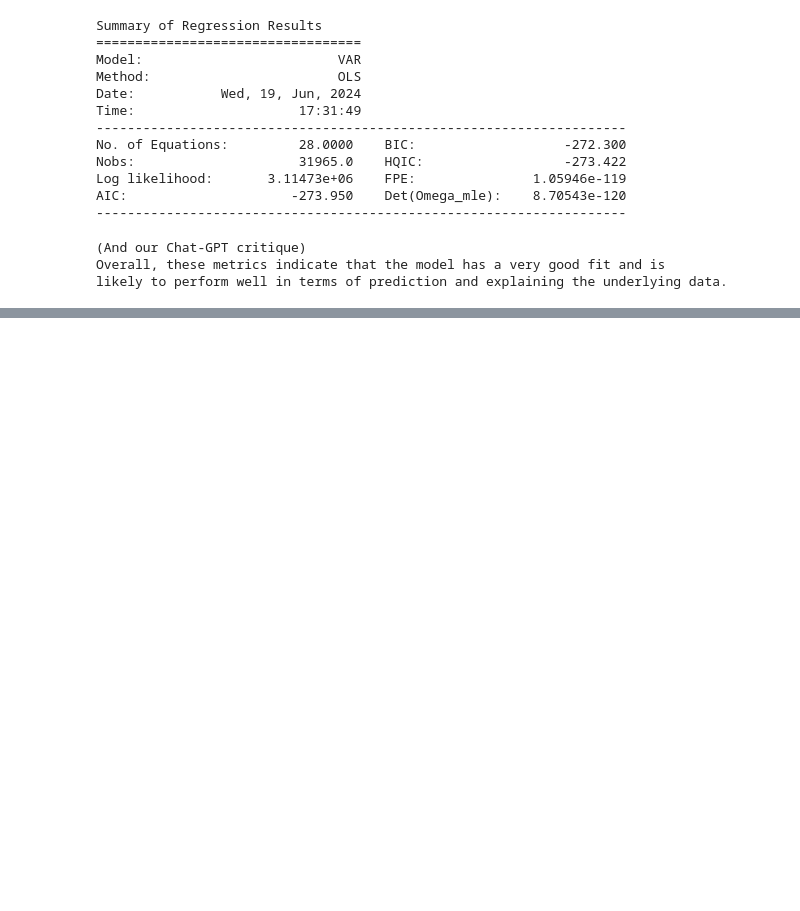
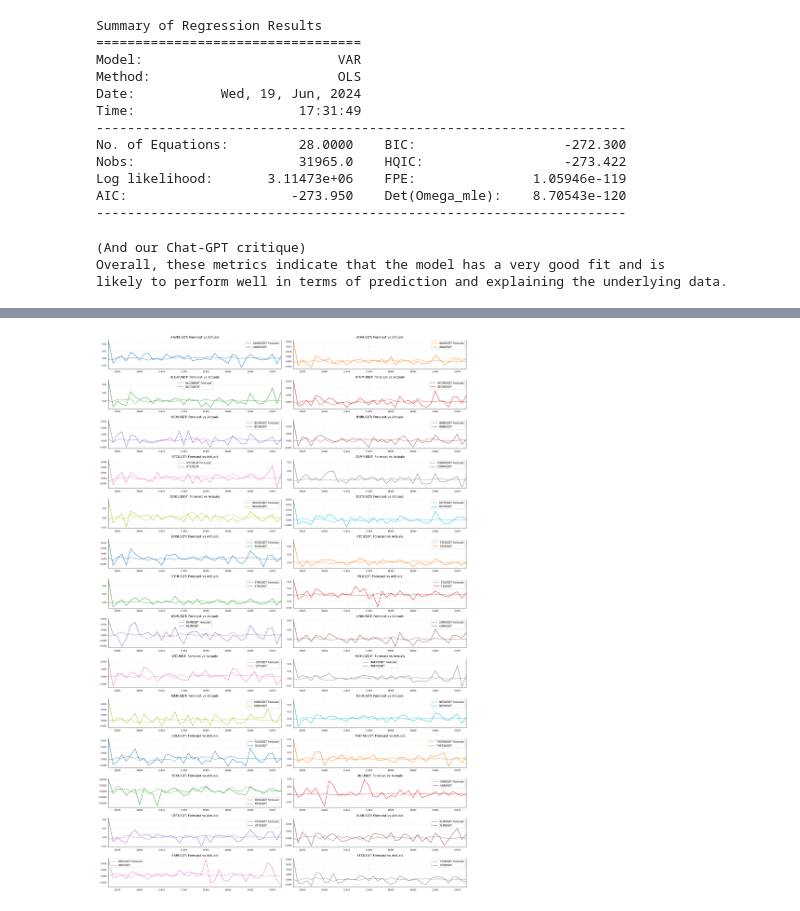
Before and after one commit to Emanuel-Goldman/data-report, a Jupyter notebook: data report.ipynb, the cells around one changed output, grey strips where cells are left out. Cells and saved outputs as stored; diff of their text form; code cells hidden in the pictures; blank space fills up the shorter version.

```diff
--- a/data report.ipynb
+++ b/data report.ipynb
@@ -223,0 +237,5 @@ model_fit = model.fit(maxlags=8)
+# %%
+nobs = 40
+df_train, df_test = df_returns[0:-nobs], df_returns[-nobs:]
+print(f'the size of train is {df_train.shape}')
+print(f'the size of test is {df_test.shape}')
@@ -224,3 +245,8 @@ model_fit = model.fit(maxlags=8)
+# %%
+model = VAR(df_train)
+lag_order_results = model.select_order(maxlags=40)
+optimal_lag_order = lag_order_results.aic
+var_model = model.fit(optimal_lag_order)
 # %%
 print('''Summary of Regression Results
 ==================================
@@ -277,0 +283,12 @@ Det(Omega_mle): 8.70543e-120: The determinant of the maximum likelihood estimate
+# %%
+# Get the lag order
+lag_order = var_model.k_ar
+
+# Input data for forecasting
+forecast_input = df_train.values[-lag_order:]
+forecast_input
+
+# Forecast
+fc = var_model.forecast(y=forecast_input, steps=nobs)
+df_forecast = pd.DataFrame(fc, index=df_returns.index[-nobs:], columns=df_returns.columns + " Forecast")
+df_forecast
@@ -277,0 +313,17 @@ Det(Omega_mle): 8.70543e-120: The determinant of the maximum likelihood estimate
+# %%
+fig, axes = plt.subplots(nrows=int(len(df_returns.columns)/2), ncols=2, dpi=150, figsize=(20,30))
+colors = ['tab:blue', 'tab:orange', 'tab:green', 'tab:red', 'tab:purple', 'tab:brown', 'tab:pink', 'tab:gray', 'tab:olive', 'tab:cyan', 'tab:blue', 'tab:orange', 'tab:green', 'tab:red', 'tab:purple', 'tab:brown', 'tab:pink', 'tab:gray', 'tab:olive', 'tab:cyan', 'tab:blue', 'tab:orange', 'tab:green', 'tab:red', 'tab:purple', 'tab:brown', 'tab:pink', 'tab:gray', 'tab:olive', 'tab:cyan']
+
+for i, (col, ax) in enumerate(zip(df_returns.columns, axes.flatten())):
+    df_forecast[col + " Forecast"].plot(legend=True, ax=ax, color=colors[i], linestyle='--', linewidth=1.5).autoscale(axis='x', tight=True)
+    df_test[col][-nobs:].plot(legend=True, ax=ax, color=colors[i], linewidth=1.5)
+    ax.set_title(col + ": Forecast vs Actuals", fontsize=12)
+    ax.xaxis.set_ticks_position('none')
+    ax.yaxis.set_ticks_position('none')
+    ax.spines["top"].set_alpha(0)
+    ax.tick_params(labelsize=8)
+    ax.grid(linestyle=':', linewidth=0.5, alpha=0.6)
+
+plt.tight_layout()
+# %% [output]
+[figure, added]
```
Also changed, not shown: parts of 7 cells of this notebook.
